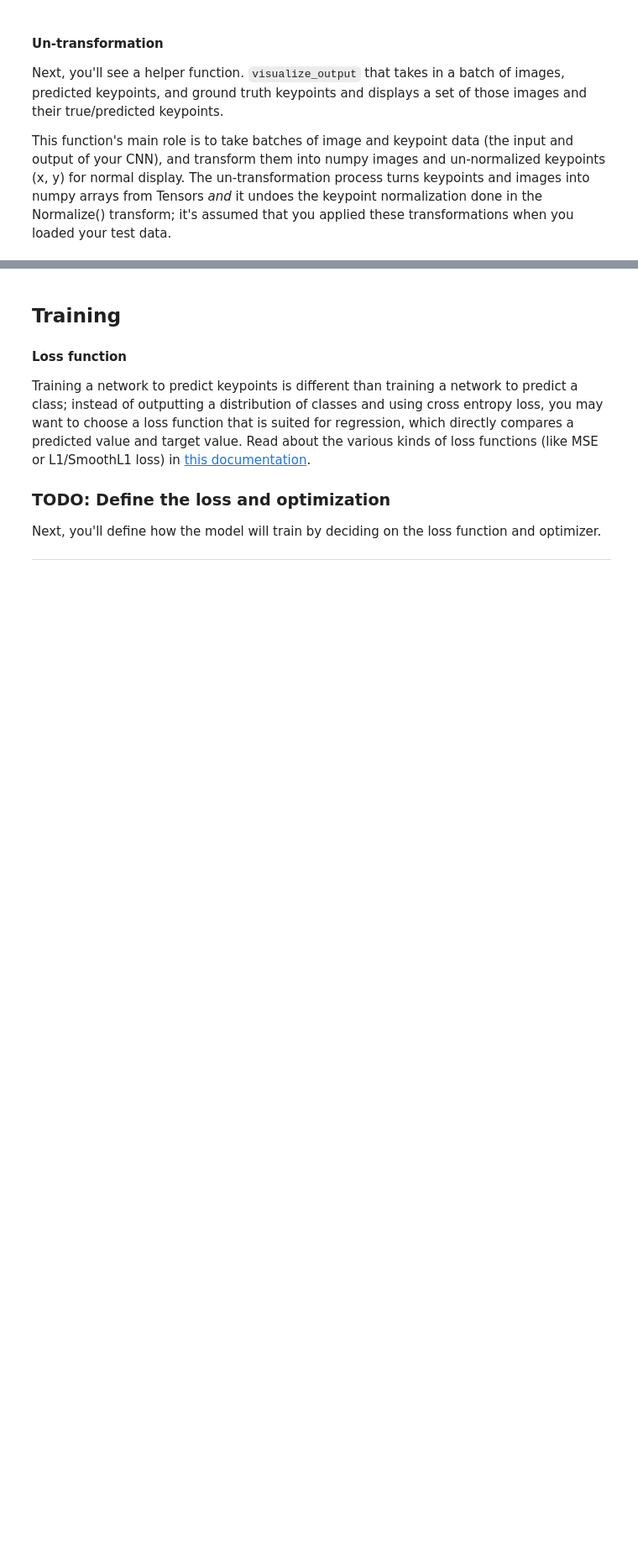
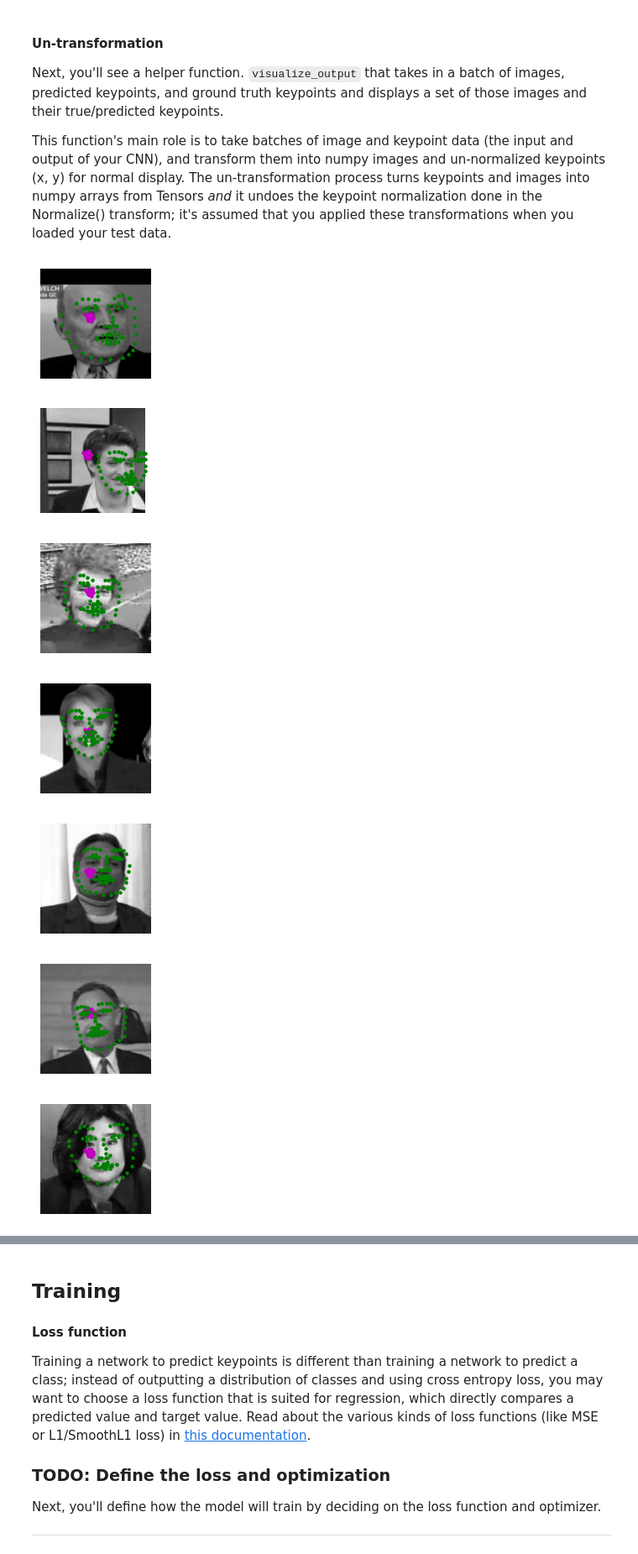
Before and after one commit to amoriqbal/FacialKeypointDetectionUdacity, a Jupyter notebook: 2. Define the Network Architecture.ipynb, the cells around one changed output, grey strips where cells are left out. Shown at 84% size. Cells and saved outputs as stored; diff of their text form; code cells hidden in the pictures; blank space fills up the shorter version.

```diff
--- a/2. Define the Network Architecture.ipynb
+++ b/2. Define the Network Architecture.ipynb
@@ -122,4 +122,6 @@ from models import Net
 # Instantiate the network and move it to the device (GPU or CPU)
 net = Net()
 net.to(device)
+for param in net.parameters():
+    param.to(device).float()  # This will print the device of each parameter
 print(net)
@@ -140,3 +160,22 @@ To define the data transform below, use a [composition](http://pytorch.org/tutor
 These transformations have been defined in `data_load.py`, but it's up to you to call them and create a `data_transform` below. **This transform will be applied to the training data and, later, the test data**. It will change how you go about displaying these images and keypoints, but these steps are essential for efficient training.
 
 As a note, should you want to perform data augmentation (which is optional in this project), and randomly rotate or shift these images, a square image size will be useful; rotating a 224x224 image by 90 degrees will result in the same shape of output.
+# %%
+import torch
+torch.cuda.is_available()
+
+from data_load import FacialKeypointsDataset
+key_pts_x = np.array([
+    sample['keypoints'][:,0] for sample in FacialKeypointsDataset('data/training_frames_keypoints.csv', 'data/training/')
+    ])
+key_pts_y = np.array([
+    sample['keypoints'][:,1] for sample in FacialKeypointsDataset('data/training_frames_keypoints.csv', 'data/training/')
+    ])
+
+x_mean = np.mean(key_pts_x)
+x_std = np.std(key_pts_x)
+y_mean = np.mean(key_pts_y)
+y_std = np.std(key_pts_y)
+
+print(f"Keypoints X - Mean: {x_mean:.2f}, Std: {x_std:.2f}")
+print(f"Keypoints Y - Mean: {y_mean:.2f}, Std: {y_std:.2f}")
@@ -145,14 +187,17 @@ from torch.utils.data import Dataset, DataLoader
 from torchvision import transforms, utils
 
 # the dataset we created in Notebook 1 is copied in the helper file `data_load.py`
-from data_load import FacialKeypointsDataset
 # the transforms we defined in Notebook 1 are in the helper file `data_load.py`
 from data_load import Rescale, RandomCrop, Normalize, ToTensor
 
-
 ## TODO: define the data_transform using transforms.Compose([all tx's, . , .])
 # order matters! i.e. rescaling should come before a smaller crop
-data_transform = None
+data_transform = transforms.Compose([
+    Rescale(250),
+    RandomCrop(224),
+    Normalize(mean=[x_mean, y_mean], std=[x_std, y_std]),
+    ToTensor()
+])
 
 # testing that you've defined a transform
 assert(data_transform is not None), 'Define a data_transform'
@@ -228,6 +286,8 @@ This function test how the network performs on the first batch of test data. It
 def net_sample_output():
 
     # iterate through the test dataset
+    for param in net.parameters():
+        param = param.type(torch.cuda.FloatTensor)  # This will print the device of each parameter
     for i, sample in enumerate(test_loader):
 
         # get sample data: images and ground truth keypoints
@@ -288,32 +352,39 @@ def visualize_output(test_images, test_outputs, gt_pts=None, batch_size=10):
     for i in range(batch_size):
         plt.figure(figsize=(20,10))
         ax = plt.subplot(1, batch_size, i+1)
 
         # un-transform the image data
         image = test_images[i].data   # get the image from it's Variable wrapper
         image = image.cpu()
         image = image.numpy()   # convert to numpy array from a Tensor
         image = np.transpose(image, (1, 2, 0))   # transpose to go from torch to numpy image
 
         # un-transform the predicted key_pts data
         predicted_key_pts = test_outputs[i].data
         predicted_key_pts = predicted_key_pts.cpu()
         predicted_key_pts = predicted_key_pts.numpy()
         # undo normalization of keypoints
         predicted_key_pts = predicted_key_pts*50.0+100
 
         # plot ground truth points for comparison, if they exist
         ground_truth_pts = None
         if gt_pts is not None:
-            ground_truth_pts = gt_pts[i]
+            ground_truth_pts = gt_pts[i].cpu().numpy()
             ground_truth_pts = ground_truth_pts*50.0+100
-
         # call show_all_keypoints
         show_all_keypoints(np.squeeze(image), predicted_key_pts, ground_truth_pts)
 
         plt.axis('off')
 
     plt.show()
 
 # call it
 visualize_output(test_images, test_outputs, gt_pts)
+# %% [output]
+[figure, added]
+[figure, added]
+[figure, added]
+[figure, added]
+[figure, added]
+[figure, added]
+[figure, added]
```
Also changed, not shown: parts of 23 cells of this notebook, 4 other files.
